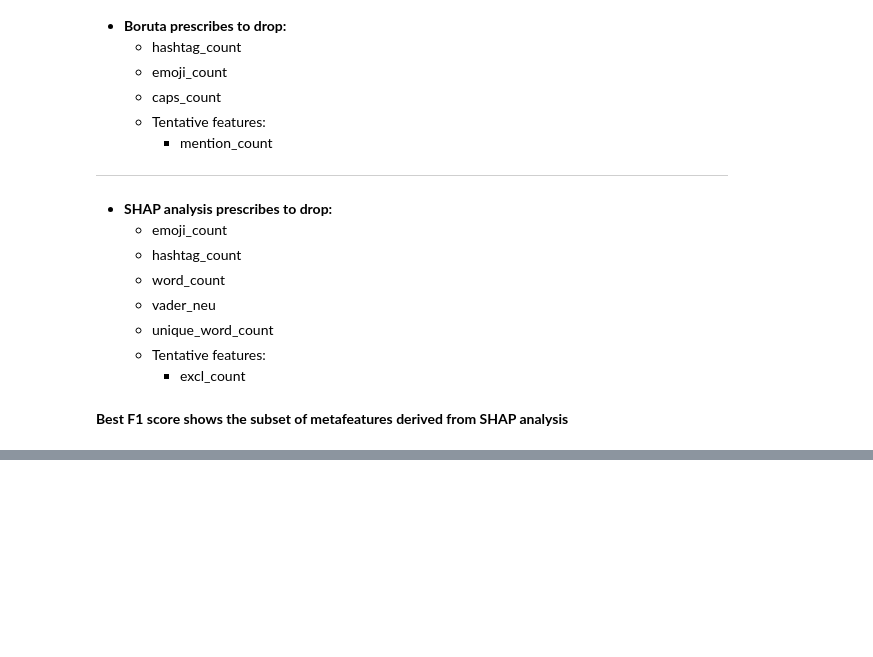
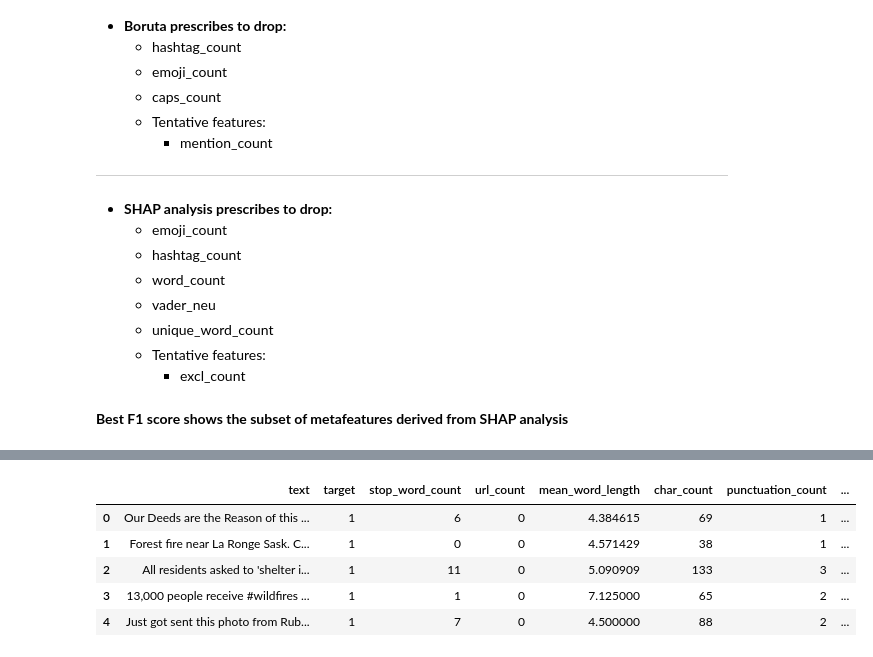
Before and after one commit to ihuod/Tweets_NLP, a Jupyter notebook: tweets.ipynb, the cells around one changed output, grey strips where cells are left out. Drawn from its saved outputs; the diff is of its cells as text; code cells hidden in the pictures; blank space fills up the shorter version.

```diff
--- a/tweets.ipynb
+++ b/tweets.ipynb
@@ -979,0 +1459,9 @@ submission.to_csv('submission_shap.csv', index=False)
+# %%
+df_train_bpe.head()
+# %% [output]
+|  | text | target | stop_word_count | url_count | mean_word_length | char_count | punctuation_count | ... |
+| 0 | Our Deeds are the Reason of this ... | 1 | 6 | 0 | 4.384615 | 69 | 1 | ... |
+| 1 | Forest fire near La Ronge Sask. C... | 1 | 0 | 0 | 4.571429 | 38 | 1 | ... |
+| 2 | All residents asked to 'shelter i... | 1 | 11 | 0 | 5.090909 | 133 | 3 | ... |
+| 3 | 13,000 people receive #wildfires ... | 1 | 1 | 0 | 7.125000 | 65 | 2 | ... |
+| 4 | Just got sent this photo from Rub... | 1 | 7 | 0 | 4.500000 | 88 | 2 | ... |
```
Also changed, not shown: parts of 55 cells of this notebook.
